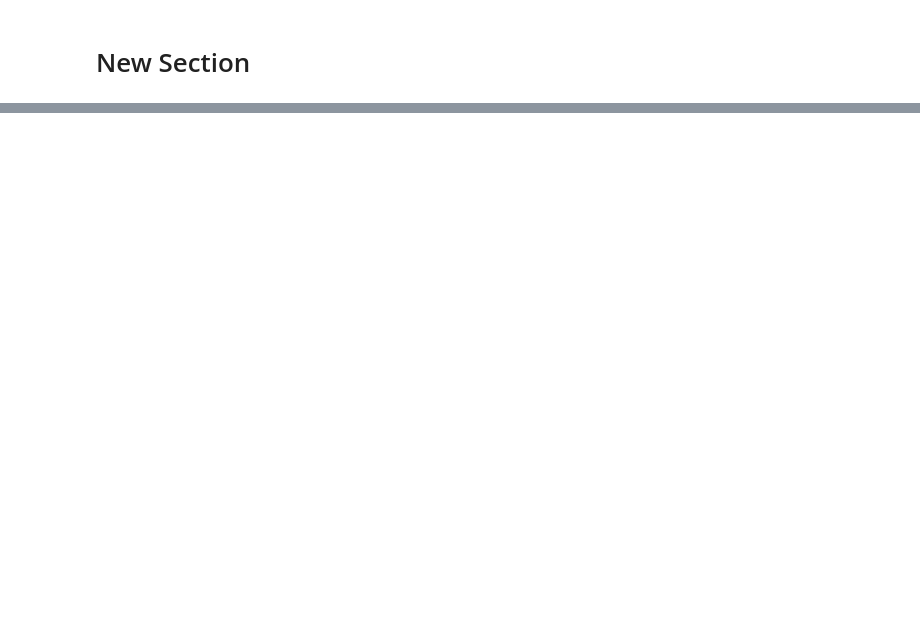
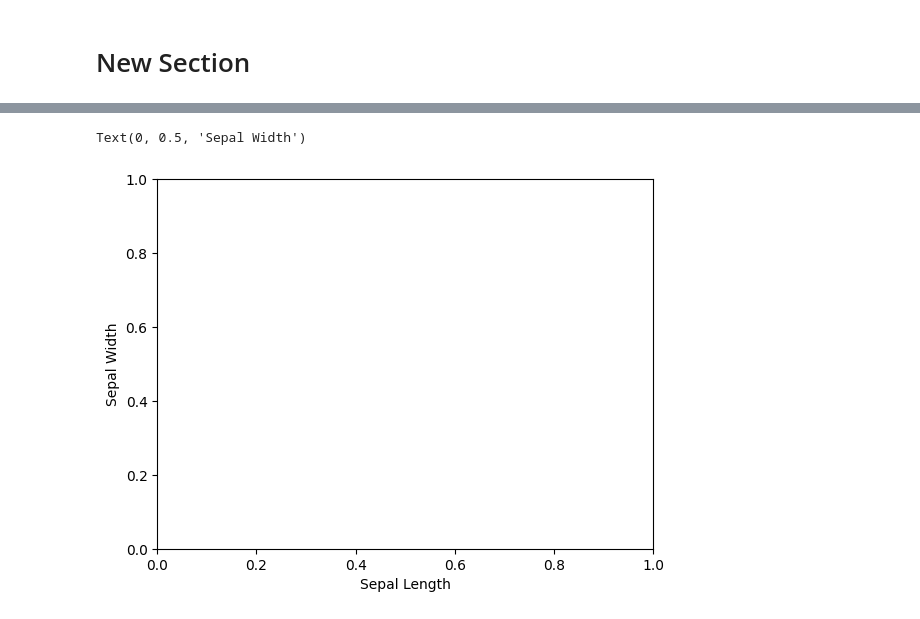
Before and after one commit to bhamidipatiakhilmitra/Coding-Raja-Technologies-Internship, a Jupyter notebook: Untitled1.ipynb, the cells around one changed output, grey strips where cells are left out. Drawn from its saved outputs; the diff is of its cells as text; code cells hidden in the pictures; blank space fills up the shorter version.

```diff
--- a/Untitled1.ipynb
+++ b/Untitled1.ipynb
@@ -54,0 +359,6 @@ KFold(n_splits=5, random_state=None, shuffle=False)
+# %%
+plt.xlabel('Sepal Length')
+plt.ylabel('Sepal Width')
+# %% [output]
+Text(0, 0.5, 'Sepal Width')
+[figure, added]
```
Also changed, not shown: parts of 76 cells of this notebook.
